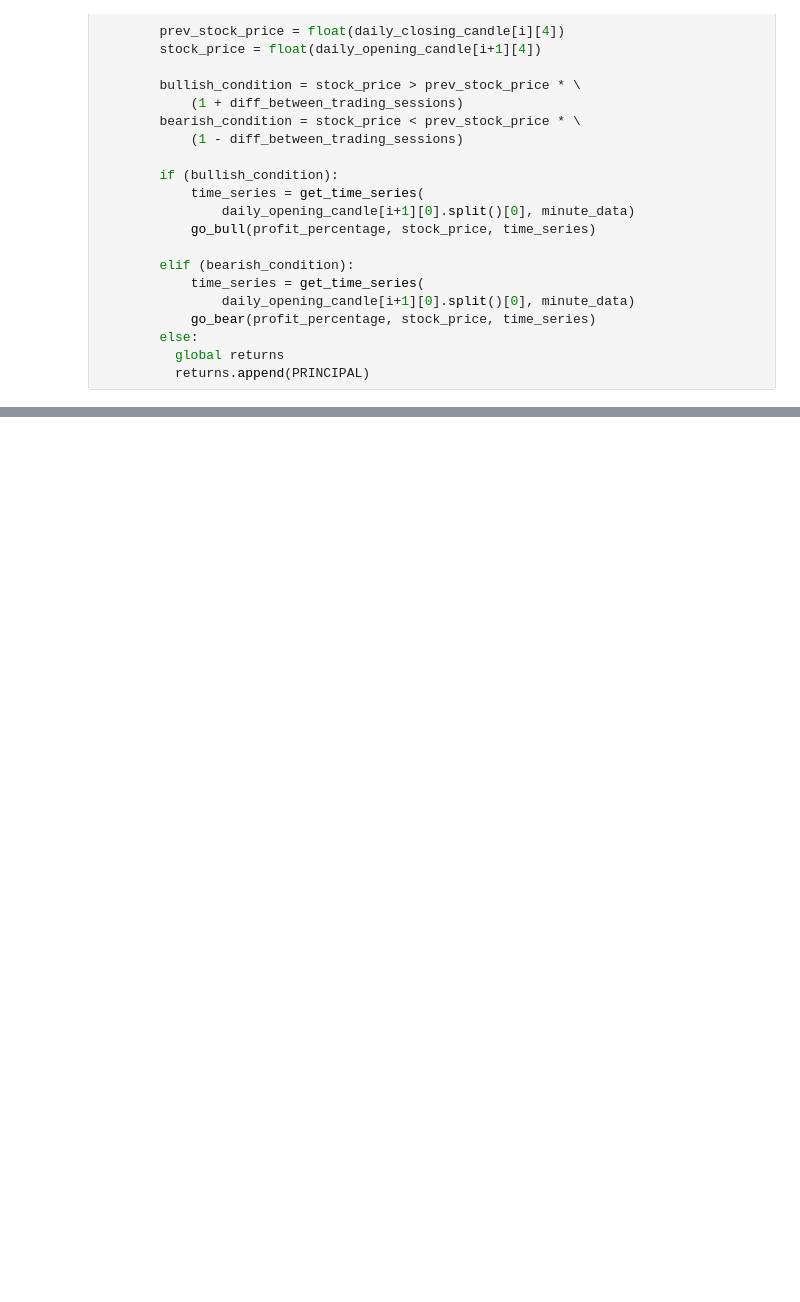
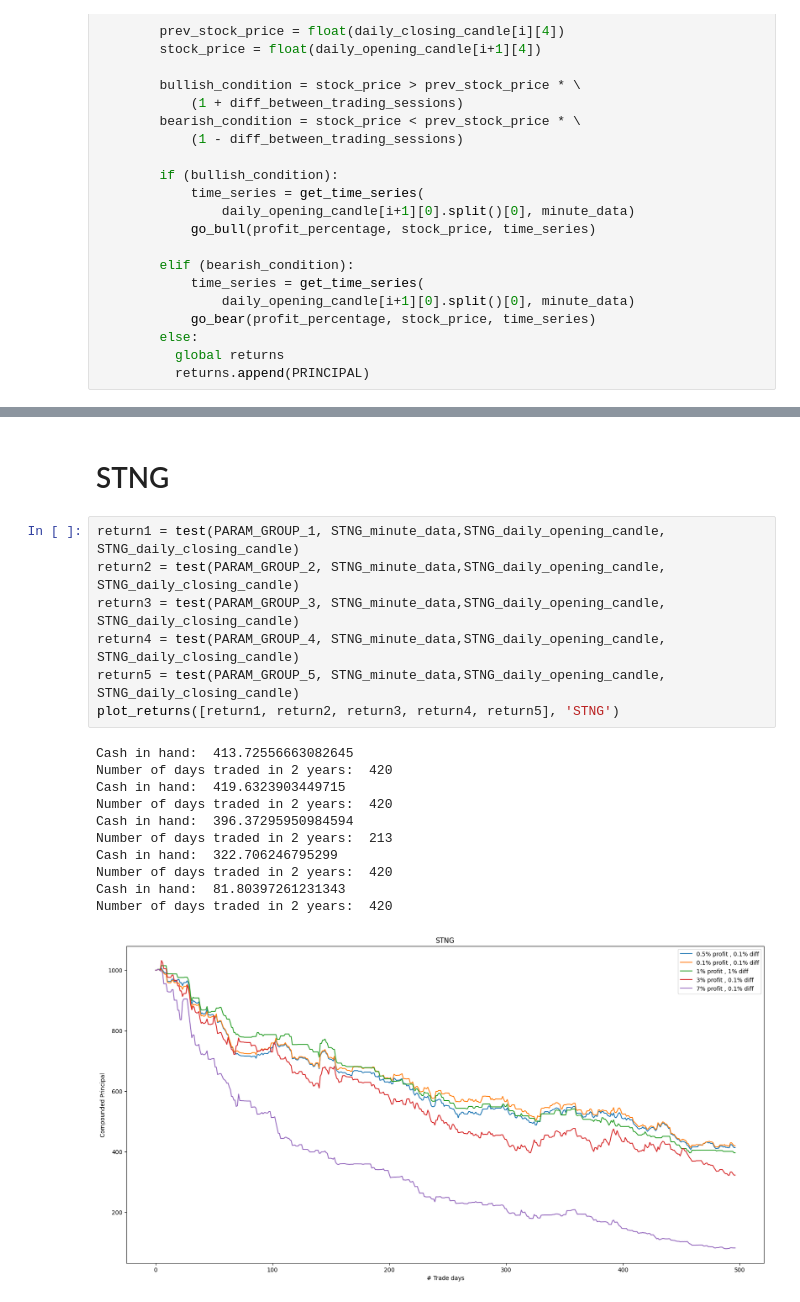
Before and after one commit to ImVis10/1PercentStrategy, a Jupyter notebook: 1PercentStrategy.ipynb, the cells around one changed output, grey strips where cells are left out. Cells and saved outputs as stored; diff of their text form; blank space fills up the shorter version.

```diff
--- a/1PercentStrategy.ipynb
+++ b/1PercentStrategy.ipynb
@@ -468,0 +366,21 @@ Number of days traded in 2 years:  102
+# %% [markdown]
+# STNG
+# %%
+return1 = test(PARAM_GROUP_1, STNG_minute_data,STNG_daily_opening_candle, STNG_daily_closing_candle)
+return2 = test(PARAM_GROUP_2, STNG_minute_data,STNG_daily_opening_candle, STNG_daily_closing_candle)
+return3 = test(PARAM_GROUP_3, STNG_minute_data,STNG_daily_opening_candle, STNG_daily_closing_candle)
+return4 = test(PARAM_GROUP_4, STNG_minute_data,STNG_daily_opening_candle, STNG_daily_closing_candle)
+return5 = test(PARAM_GROUP_5, STNG_minute_data,STNG_daily_opening_candle, STNG_daily_closing_candle)
+plot_returns([return1, return2, return3, return4, return5], 'STNG')
+# %% [output]
+Cash in hand:  413.72556663082645
+Number of days traded in 2 years:  420
+Cash in hand:  419.6323903449715
+Number of days traded in 2 years:  420
+Cash in hand:  396.37295950984594
+Number of days traded in 2 years:  213
+Cash in hand:  322.706246795299
+Number of days traded in 2 years:  420
+Cash in hand:  81.80397261231343
+Number of days traded in 2 years:  420
+[figure, added]
```
Also changed, not shown: parts of 63 cells of this notebook.
